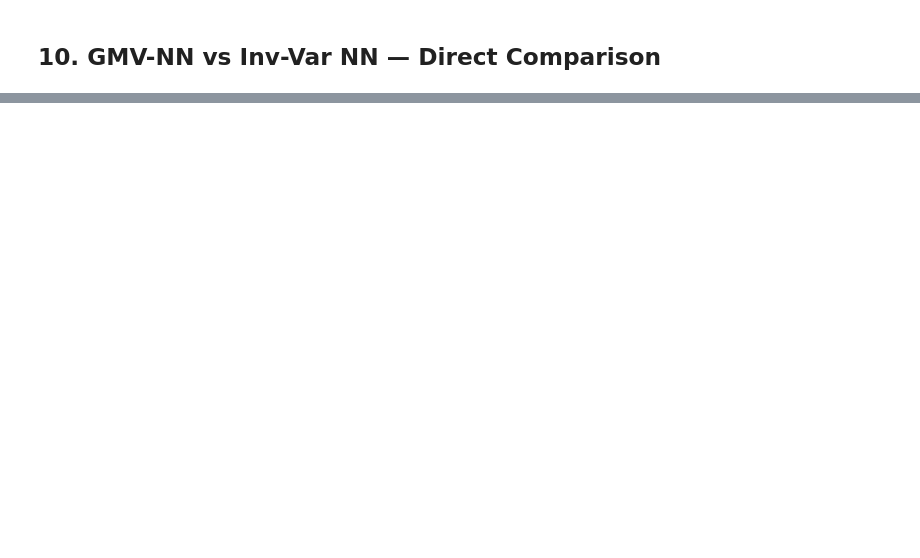
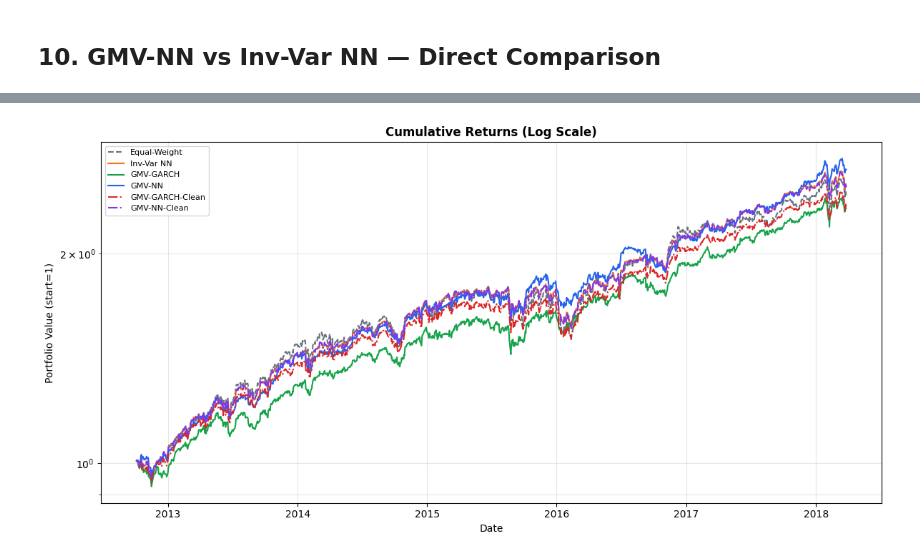
Before and after one commit to wacil-AI/LAB-Project, a Jupyter notebook: End-to-end/portfolio_optimization.ipynb, the cells around one changed output, grey strips where cells are left out. Drawn from its saved outputs; the diff is of its cells as text; code cells hidden in the pictures; blank space fills up the shorter version.

```diff
--- a/End-to-end/portfolio_optimization.ipynb
+++ b/End-to-end/portfolio_optimization.ipynb
@@ -641,0 +703,19 @@ for raw_name, clean_name in [('GMV-GARCH', 'GMV-GARCH-Clean'), ('GMV-NN', 'GMV-N
+# %%
+fig, ax = plt.subplots(figsize=(12, 6))
+
+for name, (r, col, ls) in strategies.items():
+    cum = (1 + pd.Series(r, index=test_dates)).cumprod()
+    ax.plot(cum.index, cum.values, color=col, linestyle=ls, linewidth=1.5, label=name)
+
+ax.set_yscale('log')
+ax.set_title('Cumulative Returns (Log Scale)', fontweight='bold')
+ax.set_ylabel('Portfolio Value (start=1)')
+ax.set_xlabel('Date')
+ax.legend(fontsize=8)
+ax.grid(alpha=0.3, which='both')
+
+plt.tight_layout()
+fig.savefig('cumulative_returns_log.png', dpi=150, bbox_inches='tight')
+plt.show()
+# %% [output]
+[figure, added]
```
Also changed, not shown: parts of 12 cells of this notebook, 5 other files.
